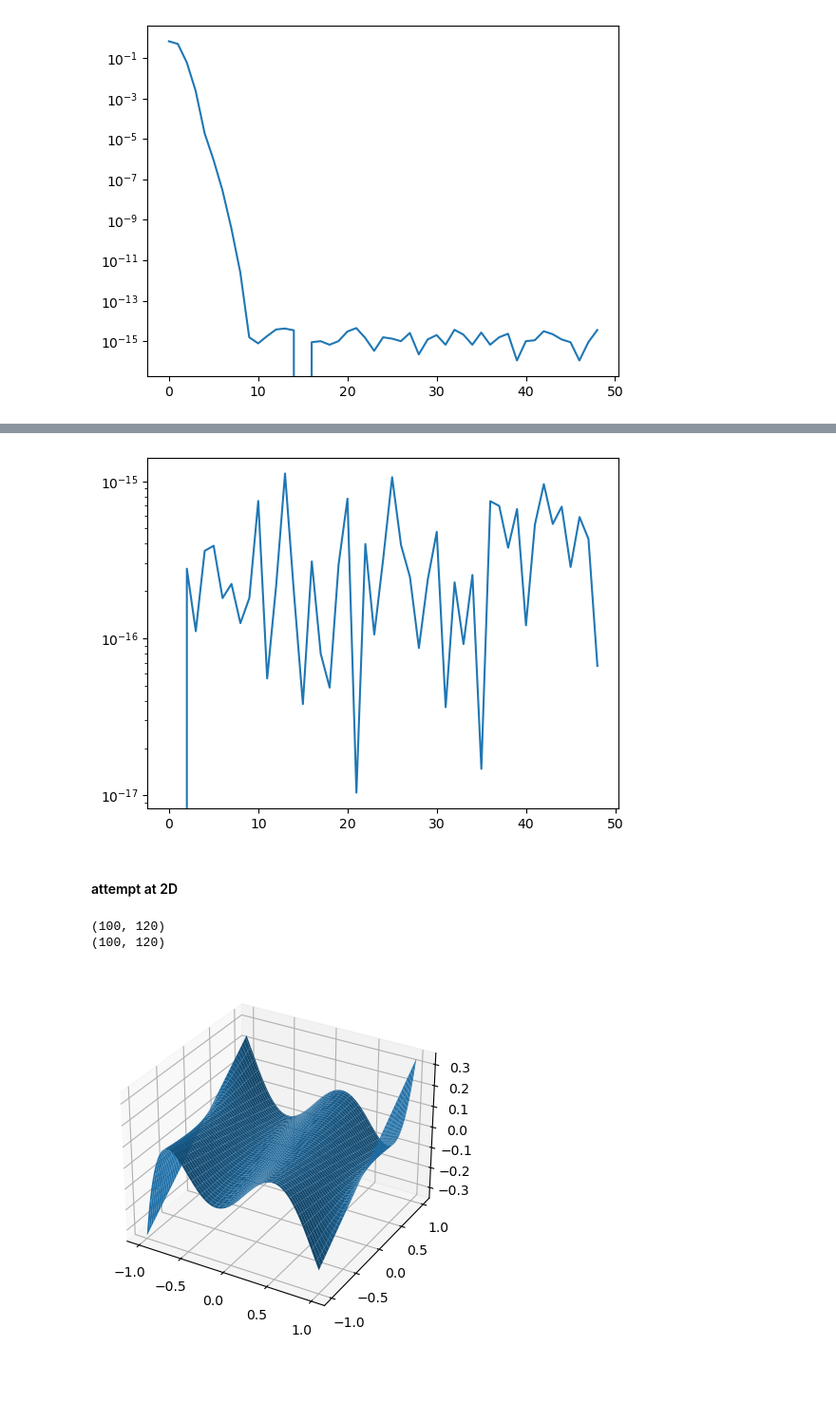
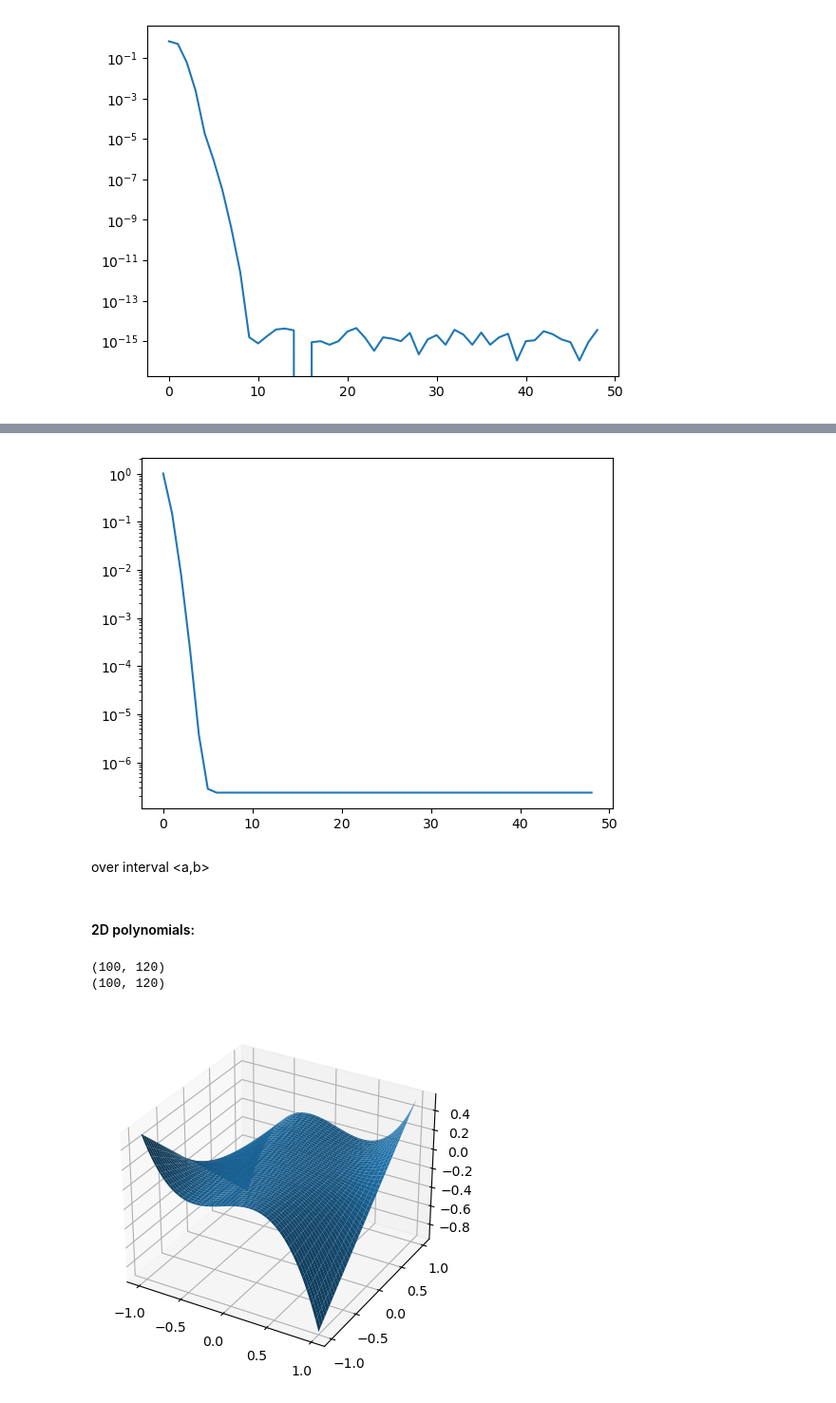
Before and after one commit to SED0280/BakalarkaCode, a Jupyter notebook: Gausova Kvadratura.ipynb, the cells around one changed output, grey strips where cells are left out. Shown at 95% size. Drawn from its saved outputs; the diff is of its cells as text; code cells hidden in the pictures; blank space fills up the shorter version.

Commit message:
2D quadrature integration

```diff
--- a/Gausova Kvadratura.ipynb
+++ b/Gausova Kvadratura.ipynb
@@ -151,12 +99,15 @@ plt.yscale('log')
 # %%
 n=50
-f = lambda x: np.sin(x)
-fI = lambda x: -np.cos(x)
+a = 5
+b = 10
+f = lambda x: np.sin(x)/np.log(5*x)
+fI = 0.287556
 res = []
 for i in range(1, n):
-    res.append(abs(kv.JacobiGaussQuadLegendre(f, i) - (fI(1)-fI(-1))))
-Gq = kv.JacobiGaussQuadLegendre(f,n)
+    res.append(abs(kv.quadrature_int(f, i, a, b) - fI))
 plt.plot(res)
 plt.yscale('log')
 # %% [output]
-[figure, old version]
+[figure, new version]
+# %% [markdown]
+over interval <a,b>
@@ -163,21 +117,21 @@ plt.yscale('log')
 # %% [markdown]
-#### attempt at 2D
+#### 2D polynomials:
 # %%
 nx, ny = (120, 100)
 a = -1
 b = 1
 c = -1
 d = 1
 xx = np.linspace(a, b, nx)
 yy = np.linspace(c, d, ny)
 X, Y = np.meshgrid(xx, yy)
 l = kv.generate2DLegendre(X, Y, 500)
 print(Y.shape)
 print(X.shape)
 fig, ax = plt.subplots(subplot_kw={"projection": "3d"})
-ax.plot_surface(X, Y, l[5])
+ax.plot_surface(X, Y, l[2])
 plt.show()
 # %% [output]
 (100, 120)
 (100, 120)
-[figure, old version]
+[figure, new version]
```
Also changed, not shown: parts of 23 cells of this notebook, 2 other files.
